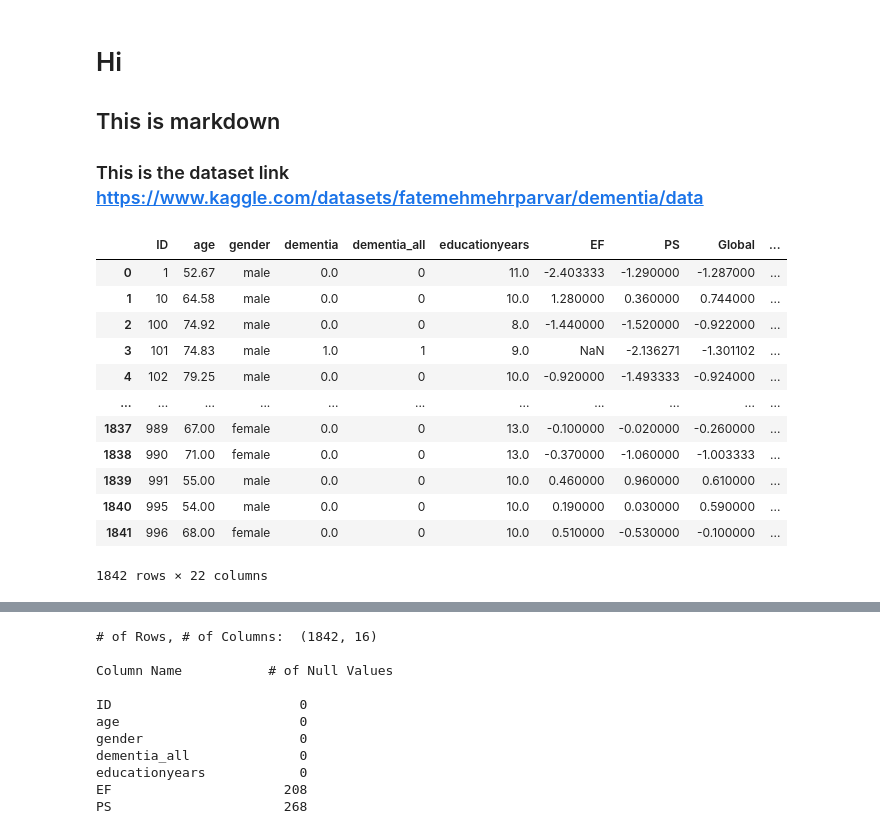
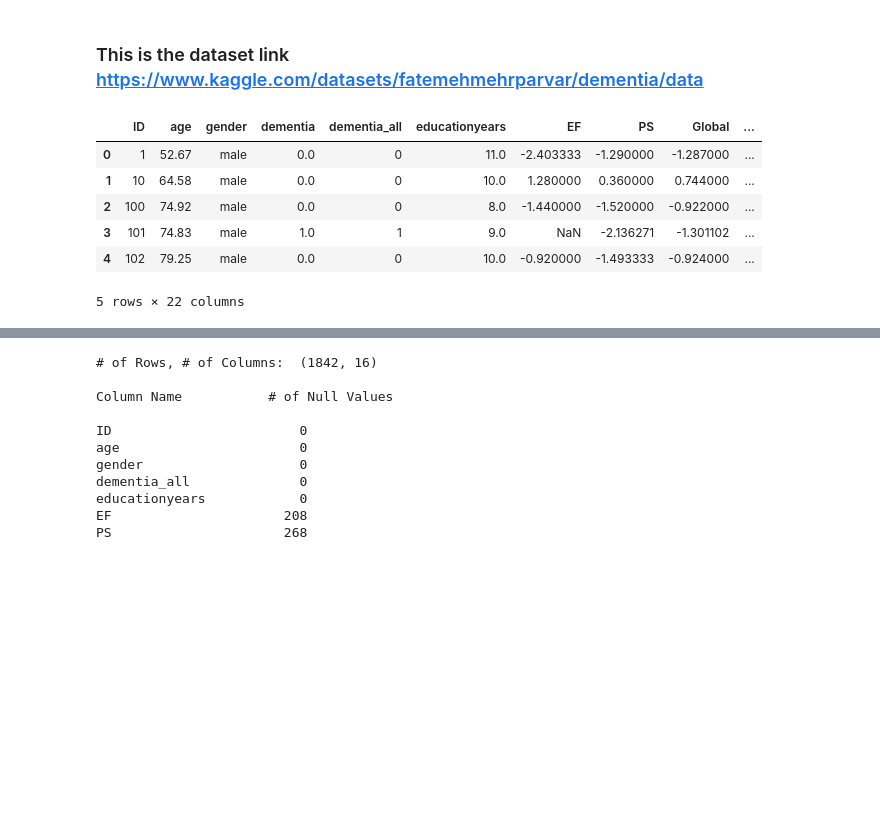
Before and after one commit to weijunnlim/Predict-dementia, a Jupyter notebook: Intern Project.ipynb, the cells around one changed output, grey strips where cells are left out. Drawn from its saved outputs; the diff is of its cells as text; code cells hidden in the pictures; blank space fills up the shorter version.

```diff
--- a/Intern Project.ipynb
+++ b/Intern Project.ipynb
@@ -1,6 +1,4 @@
 # %% [markdown]
-# Hi
-## This is markdown
 ### This is the dataset link https://www.kaggle.com/datasets/fatemehmehrparvar/dementia/data
 # %%
 #import stuffs
@@ -9,19 +9,12 @@ import pandas as pd
 # %%
 #my dementia dataset see if it works
 dataset = pd.read_csv('C:/Users/tp-limwj/Downloads/dementia.csv')
 dataset.head()
-display(dataset)
 # %% [output]
 |  | ID | age | gender | dementia | dementia_all | educationyears | EF | PS | Global | ... |
 | 0 | 1 | 52.67 | male | 0.0 | 0 | 11.0 | -2.403333 | -1.290000 | -1.287000 | ... |
 | 1 | 10 | 64.58 | male | 0.0 | 0 | 10.0 | 1.280000 | 0.360000 | 0.744000 | ... |
 | 2 | 100 | 74.92 | male | 0.0 | 0 | 8.0 | -1.440000 | -1.520000 | -0.922000 | ... |
 | 3 | 101 | 74.83 | male | 1.0 | 1 | 9.0 | NaN | -2.136271 | -1.301102 | ... |
 | 4 | 102 | 79.25 | male | 0.0 | 0 | 10.0 | -0.920000 | -1.493333 | -0.924000 | ... |
-| ... | ... | ... | ... | ... | ... | ... | ... | ... | ... | ... |
-| 1837 | 989 | 67.00 | female | 0.0 | 0 | 13.0 | -0.100000 | -0.020000 | -0.260000 | ... |
-| 1838 | 990 | 71.00 | female | 0.0 | 0 | 13.0 | -0.370000 | -1.060000 | -1.003333 | ... |
-| 1839 | 991 | 55.00 | male | 0.0 | 0 | 10.0 | 0.460000 | 0.960000 | 0.610000 | ... |
-| 1840 | 995 | 54.00 | male | 0.0 | 0 | 10.0 | 0.190000 | 0.030000 | 0.590000 | ... |
-| 1841 | 996 | 68.00 | female | 0.0 | 0 | 10.0 | 0.510000 | -0.530000 | -0.100000 | ... |
-1842 rows × 22 columns
+5 rows × 22 columns
```
Also changed, not shown: parts of 35 cells of this notebook, 2 other files.
